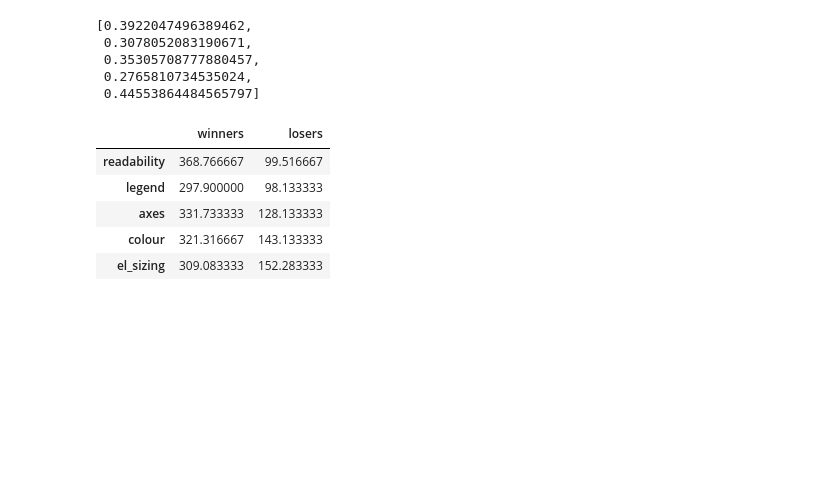
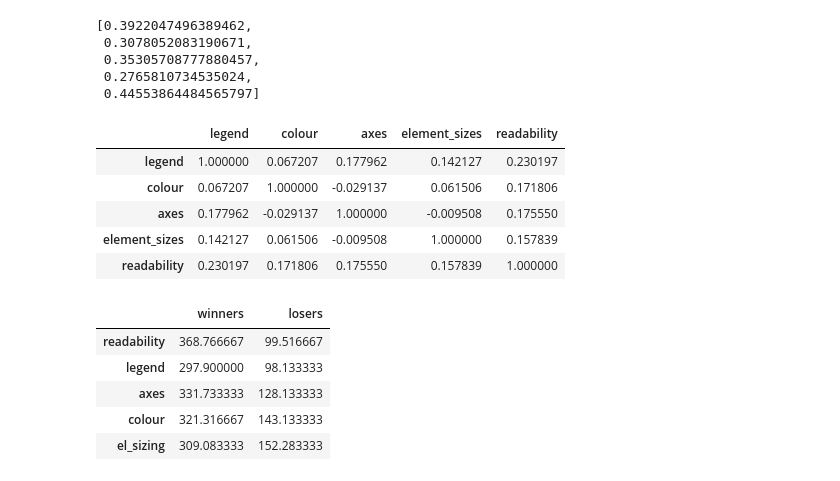
Before and after one commit to AndrejHafner/how-good-is-my-plot, a Jupyter notebook: src/plot_quality_prediction/categories_analysis.ipynb, the cells around one changed output. Drawn from its saved outputs; the diff is of its cells as text; code cells hidden in the pictures; blank space fills up the shorter version.

Commit message:
Categories

```diff
--- a/src/plot_quality_prediction/categories_analysis.ipynb
+++ b/src/plot_quality_prediction/categories_analysis.ipynb
@@ -242,4 +243,14 @@ corr_with_winners
  0.35305708777880457,
  0.2765810734535024,
  0.44553864484565797]
+# %%
+# correlations between categories
+dft[categories].corr()
+# %% [output]
+|  | legend | colour | axes | element_sizes | readability |
+| legend | 1.000000 | 0.067207 | 0.177962 | 0.142127 | 0.230197 |
+| colour | 0.067207 | 1.000000 | -0.029137 | 0.061506 | 0.171806 |
+| axes | 0.177962 | -0.029137 | 1.000000 | -0.009508 | 0.175550 |
+| element_sizes | 0.142127 | 0.061506 | -0.009508 | 1.000000 | 0.157839 |
+| readability | 0.230197 | 0.171806 | 0.175550 | 0.157839 | 1.000000 |
 # %%
```
Also changed, not shown: parts of 4 cells of this notebook.
